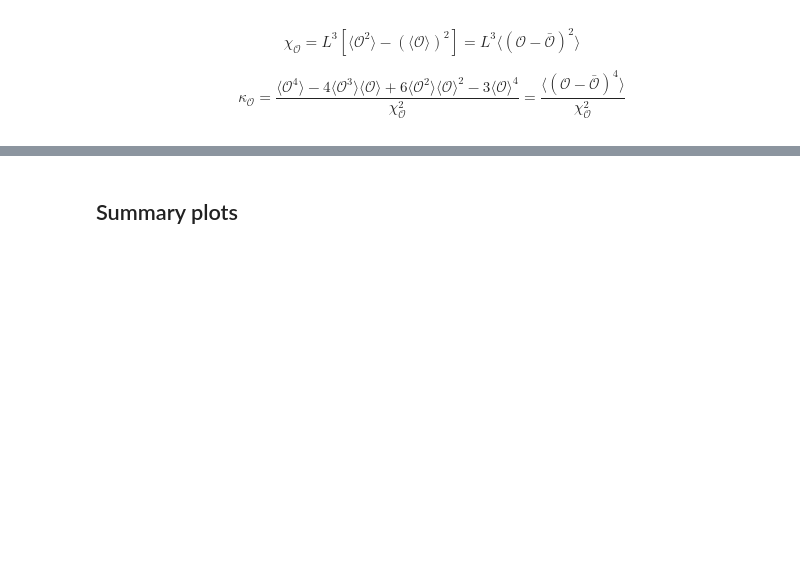
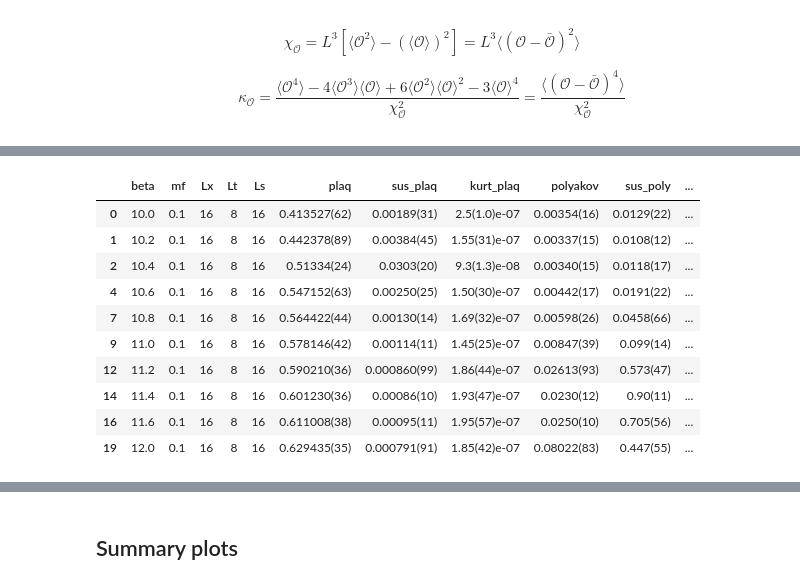
Before and after one commit to vmos1/su4_dm_grid_lsd, a Jupyter notebook: analysis/6b_HMC_compare_runs.ipynb, the cells around one changed output, grey strips where cells are left out. Cells and saved outputs as stored; diff of their text form; code cells hidden in the pictures; blank space fills up the shorter version.

```diff
--- a/analysis/6b_HMC_compare_runs.ipynb
+++ b/analysis/6b_HMC_compare_runs.ipynb
@@ -356,3 +353,16 @@ Using equilibriation  50
 # %%
 # df_summary[df_summary.beta==10.8]
+df_summary[df_summary.Lx==16]
 # display(df_summary)
+# %% [output]
+|  | beta | mf | Lx | Lt | Ls | plaq | sus_plaq | kurt_plaq | polyakov | sus_poly | ... |
+| 0 | 10.0 | 0.1 | 16 | 8 | 16 | 0.413527(62) | 0.00189(31) | 2.5(1.0)e-07 | 0.00354(16) | 0.0129(22) | ... |
+| 1 | 10.2 | 0.1 | 16 | 8 | 16 | 0.442378(89) | 0.00384(45) | 1.55(31)e-07 | 0.00337(15) | 0.0108(12) | ... |
+| 2 | 10.4 | 0.1 | 16 | 8 | 16 | 0.51334(24) | 0.0303(20) | 9.3(1.3)e-08 | 0.00340(15) | 0.0118(17) | ... |
+| 4 | 10.6 | 0.1 | 16 | 8 | 16 | 0.547152(63) | 0.00250(25) | 1.50(30)e-07 | 0.00442(17) | 0.0191(22) | ... |
+| 7 | 10.8 | 0.1 | 16 | 8 | 16 | 0.564422(44) | 0.00130(14) | 1.69(32)e-07 | 0.00598(26) | 0.0458(66) | ... |
+| 9 | 11.0 | 0.1 | 16 | 8 | 16 | 0.578146(42) | 0.00114(11) | 1.45(25)e-07 | 0.00847(39) | 0.099(14) | ... |
+| 12 | 11.2 | 0.1 | 16 | 8 | 16 | 0.590210(36) | 0.000860(99) | 1.86(44)e-07 | 0.02613(93) | 0.573(47) | ... |
+| 14 | 11.4 | 0.1 | 16 | 8 | 16 | 0.601230(36) | 0.00086(10) | 1.93(47)e-07 | 0.0230(12) | 0.90(11) | ... |
+| 16 | 11.6 | 0.1 | 16 | 8 | 16 | 0.611008(38) | 0.00095(11) | 1.95(57)e-07 | 0.0250(10) | 0.705(56) | ... |
+| 19 | 12.0 | 0.1 | 16 | 8 | 16 | 0.629435(35) | 0.000791(91) | 1.85(42)e-07 | 0.08022(83) | 0.447(55) | ... |
```
Also changed, not shown: parts of 23 cells of this notebook, 3 other files.
